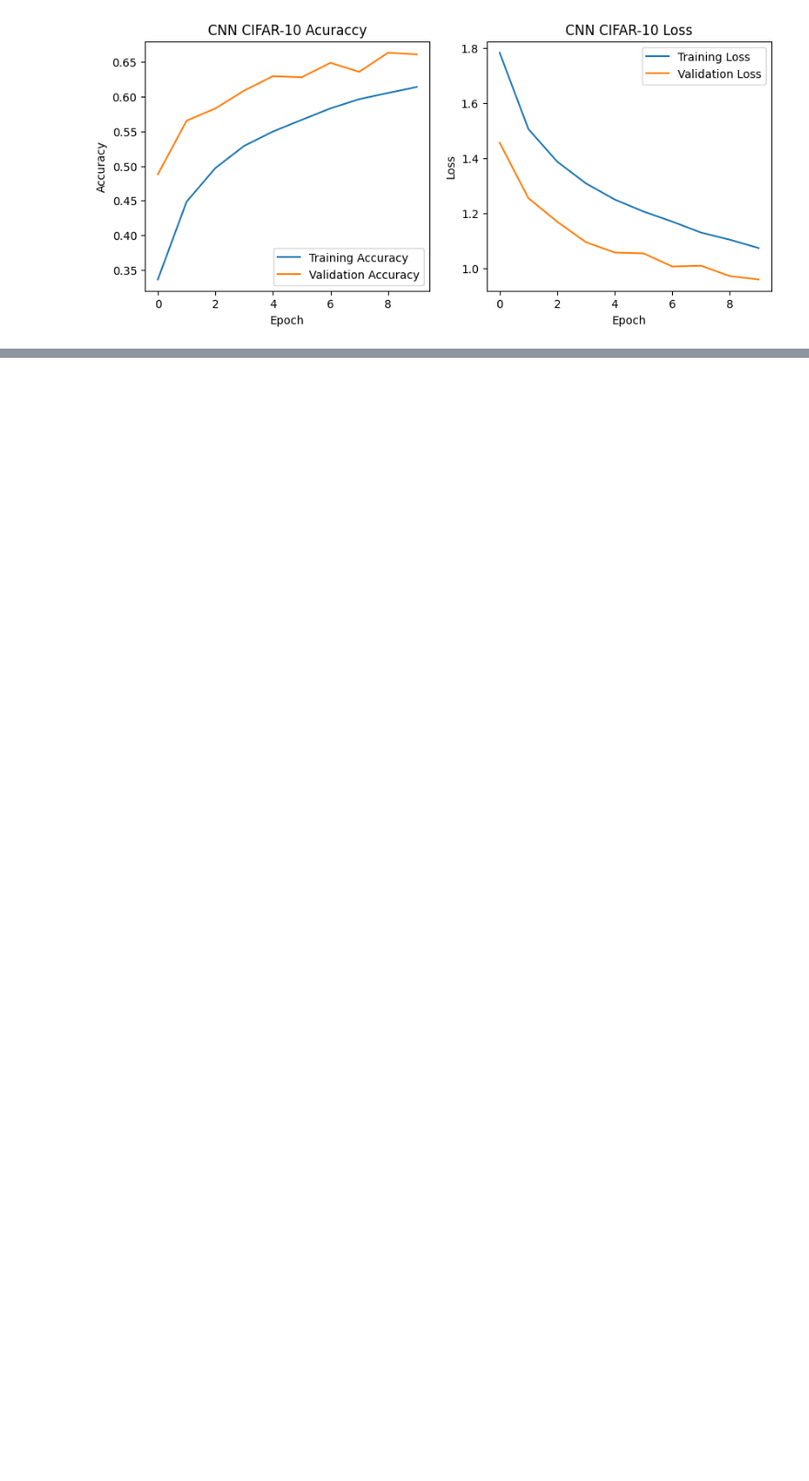
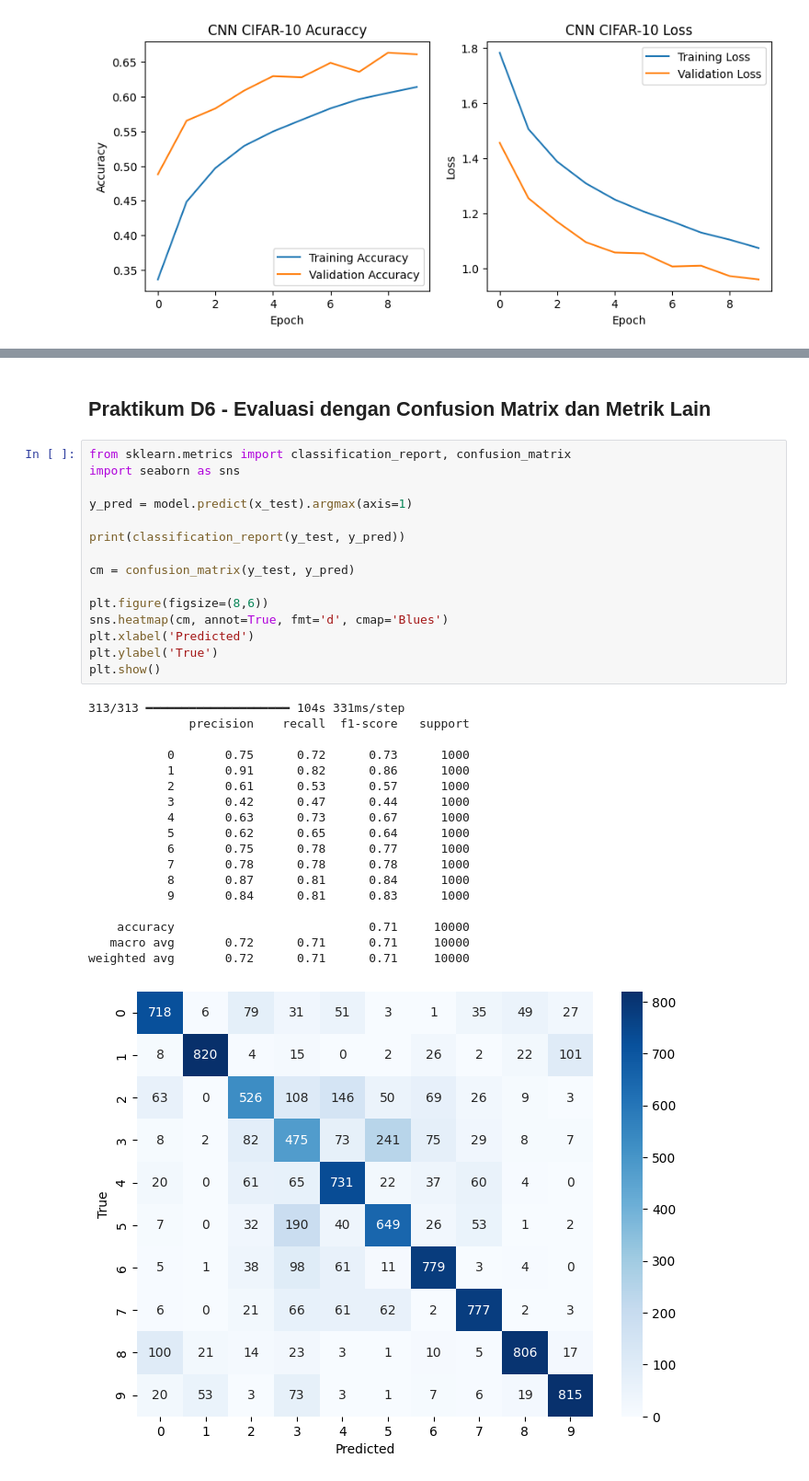
Before and after one commit to luzyi0/2025-Vision_Computer_TI2B, a Jupyter notebook: JOBSHEET02.ipynb, the cells around one changed output, grey strips where cells are left out. Shown at 92% size. Saved outputs shown, nothing was run; the diff lists cells and outputs as text; blank space fills up the shorter version.

```diff
--- a/JOBSHEET02.ipynb
+++ b/JOBSHEET02.ipynb
@@ -317,0 +426,36 @@ Epoch 10/10
+# %% [markdown]
+## Praktikum D6 - Evaluasi dengan Confusion Matrix dan Metrik Lain
+# %%
+from sklearn.metrics import classification_report, confusion_matrix
+import seaborn as sns
+
+y_pred = model.predict(x_test).argmax(axis=1)
+
+print(classification_report(y_test, y_pred))
+
+cm = confusion_matrix(y_test, y_pred)
+
+plt.figure(figsize=(8,6))
+sns.heatmap(cm, annot=True, fmt='d', cmap='Blues')
+plt.xlabel('Predicted')
+plt.ylabel('True')
+plt.show()
+# %% [output]
+313/313 ━━━━━━━━━━━━━━━━━━━━ 104s 331ms/step
+              precision    recall  f1-score   support
+
+           0       0.75      0.72      0.73      1000
+           1       0.91      0.82      0.86      1000
+           2       0.61      0.53      0.57      1000
+           3       0.42      0.47      0.44      1000
+           4       0.63      0.73      0.67      1000
+           5       0.62      0.65      0.64      1000
+           6       0.75      0.78      0.77      1000
+           7       0.78      0.78      0.78      1000
+           8       0.87      0.81      0.84      1000
+           9       0.84      0.81      0.83      1000
+
+    accuracy                           0.71     10000
+   macro avg       0.72      0.71      0.71     10000
+weighted avg       0.72      0.71      0.71     10000
+[figure, added]
```
Also changed, not shown: parts of 7 cells of this notebook.
